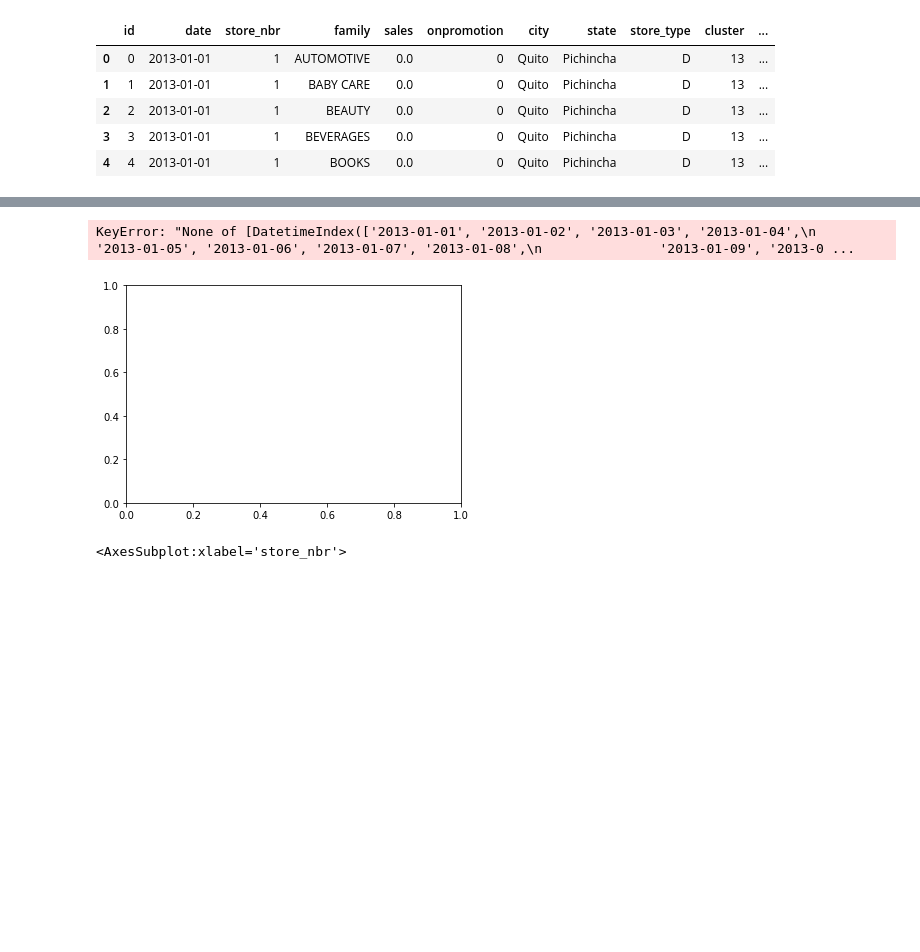
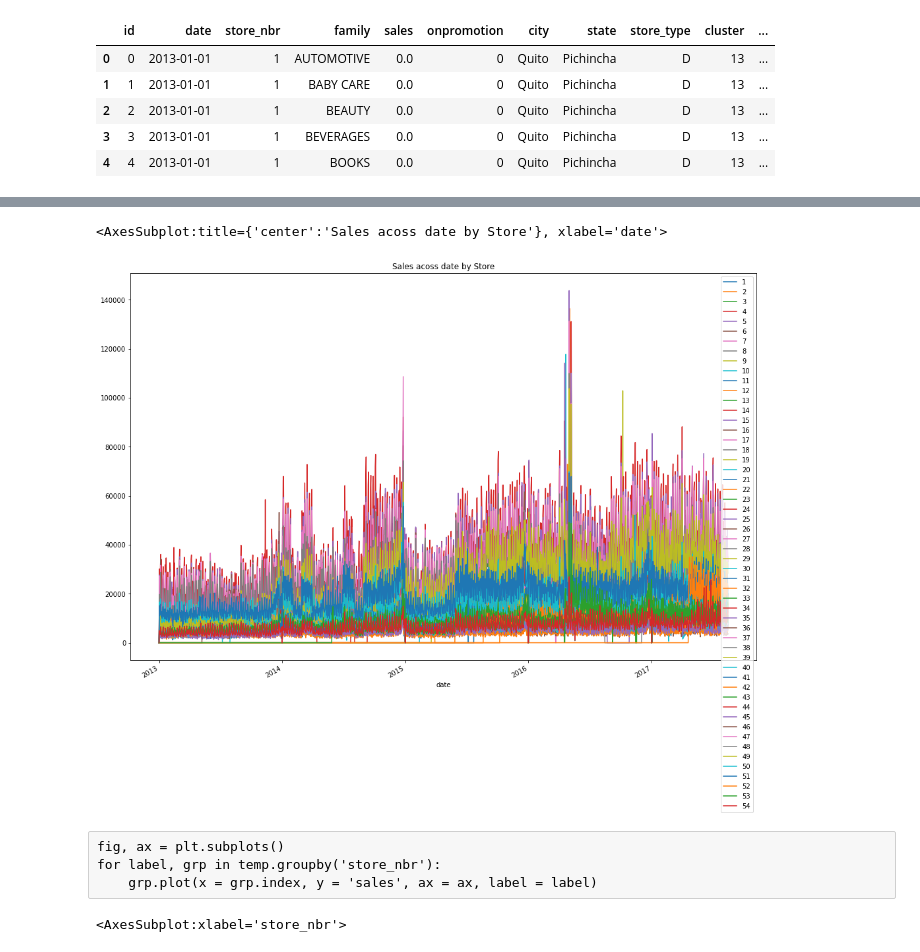
Before and after one commit to jiahui890/time-series-forecasting-store-sales, a Jupyter notebook: notebooks/EDA.ipynb, the cells around one changed output, grey strips where cells are left out. Saved outputs shown, nothing was run; the diff lists cells and outputs as text; code cells hidden in the pictures; blank space fills up the shorter version.

```diff
--- a/notebooks/EDA.ipynb
+++ b/notebooks/EDA.ipynb
@@ -78,10 +79,12 @@ temp
-# %%
-fig, ax = plt.subplots()
-for label, grp in temp.groupby('store_nbr'):
-    grp.plot(x = grp.index, y = 'sales', ax = ax, label = label)
-# %% [output]
-KeyError: "None of [DatetimeIndex(['2013-01-01', '2013-01-02', '2013-01-03', '2013-01-04',\n               '2013-01-05', '2013-01-06', '2013-01-07', '2013-01-08',\n               '2013-01-09', '2013-0 ...
-[figure, removed]
+# %%
+temp.plot(figsize=(17, 12), title='Sales acoss date by Store')
+# %% [output]
+<AxesSubplot:title={'center':'Sales acoss date by Store'}, xlabel='date'>
+[figure, added]
+# %% [raw]
+fig, ax = plt.subplots()
+for label, grp in temp.groupby('store_nbr'):
+    grp.plot(x = grp.index, y = 'sales', ax = ax, label = label)
 # %%
 df.groupby(by=['store_nbr'])['sales'].sum().plot(kind='line', x='store_nbr', y='sales')
 # %% [output]
```
Also changed, not shown: parts of 2 cells of this notebook, 1 other file.
